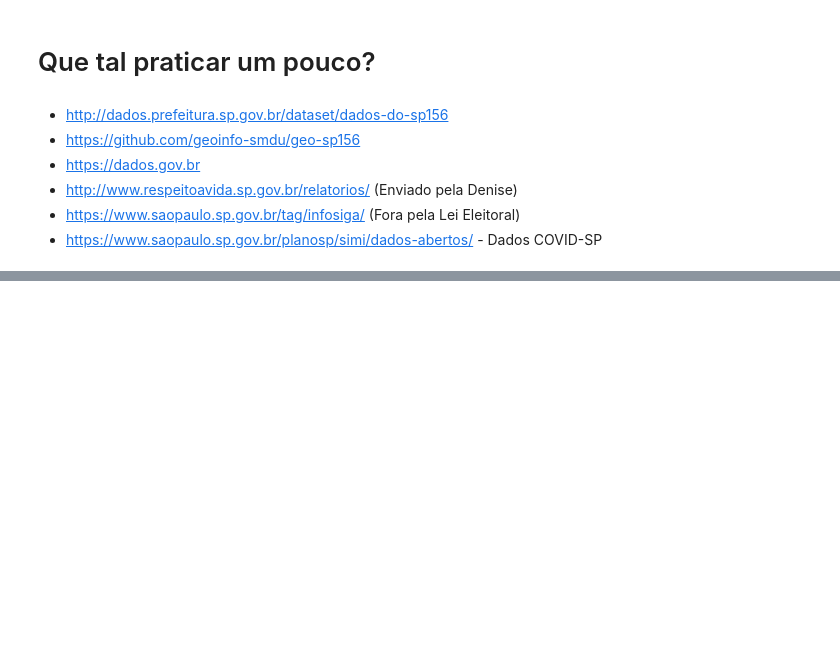
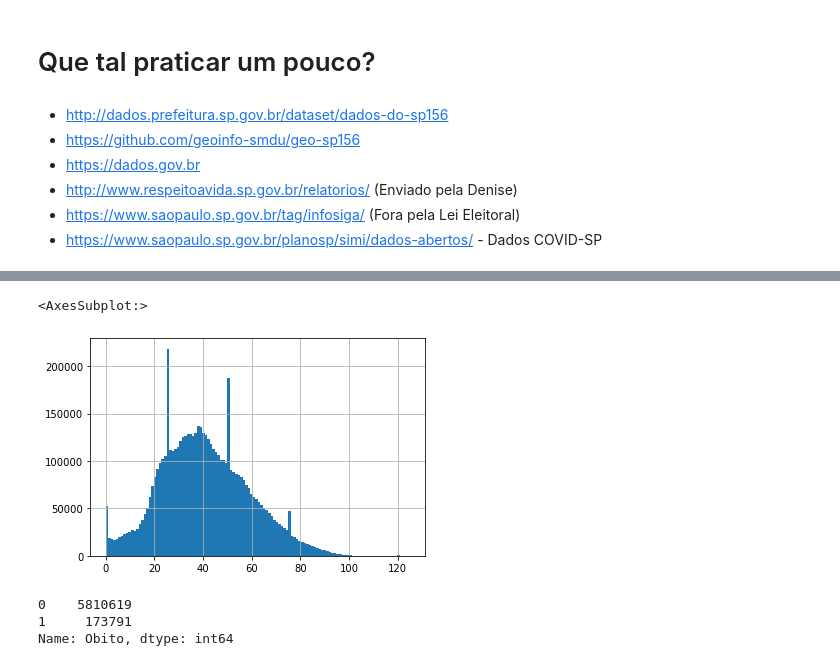
Before and after one commit to AndaSampa/big-open-urban-data, a Jupyter notebook: aula1.ipynb, the cells around one changed output, grey strips where cells are left out. Saved outputs shown, nothing was run; the diff lists cells and outputs as text; code cells hidden in the pictures; blank space fills up the shorter version.

```diff
--- a/aula1.ipynb
+++ b/aula1.ipynb
@@ -128,4 +128,6 @@ As quatro liberdades:
 * https://www.saopaulo.sp.gov.br/planosp/simi/dados-abertos/ - Dados COVID-SP
 # %%
 import pandas as pd
+# %%
+df_covid = pd.read_csv("dados/20220817_Casos-e-obitos-ESP.zip", sep=";")
 # %%
@@ -132,0 +154,11 @@ df_covid
+# %%
+df_covid.loc[df_covid['Idade'] < 136 ,'Idade'].hist(bins=120)
+# %% [output]
+<AxesSubplot:>
+[figure, added]
+# %%
+df_covid['Obito'].value_counts()
+# %% [output]
+0    5810619
+1     173791
+Name: Obito, dtype: int64
```
Also changed, not shown: parts of 10 cells of this notebook, 3 other files.
